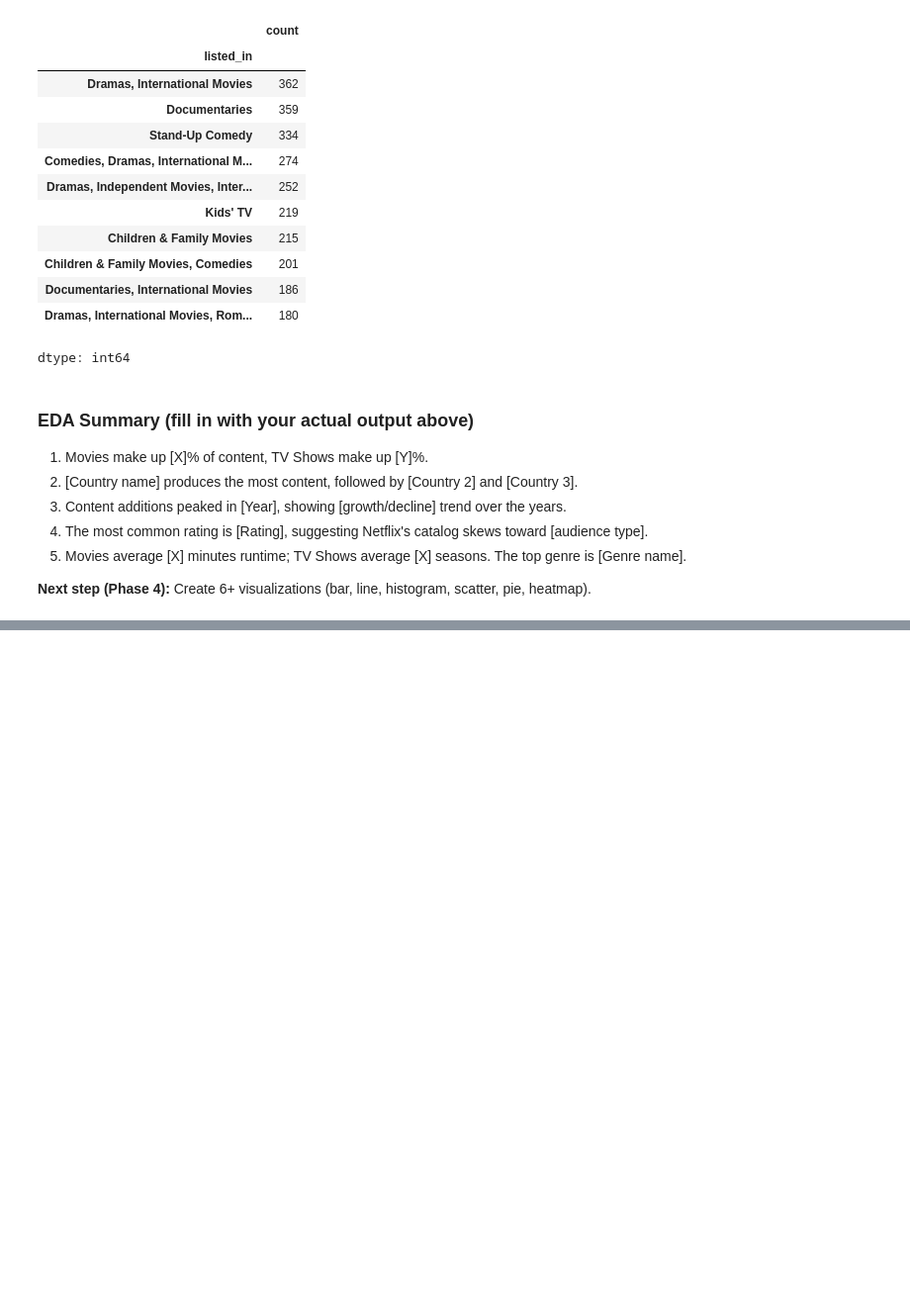
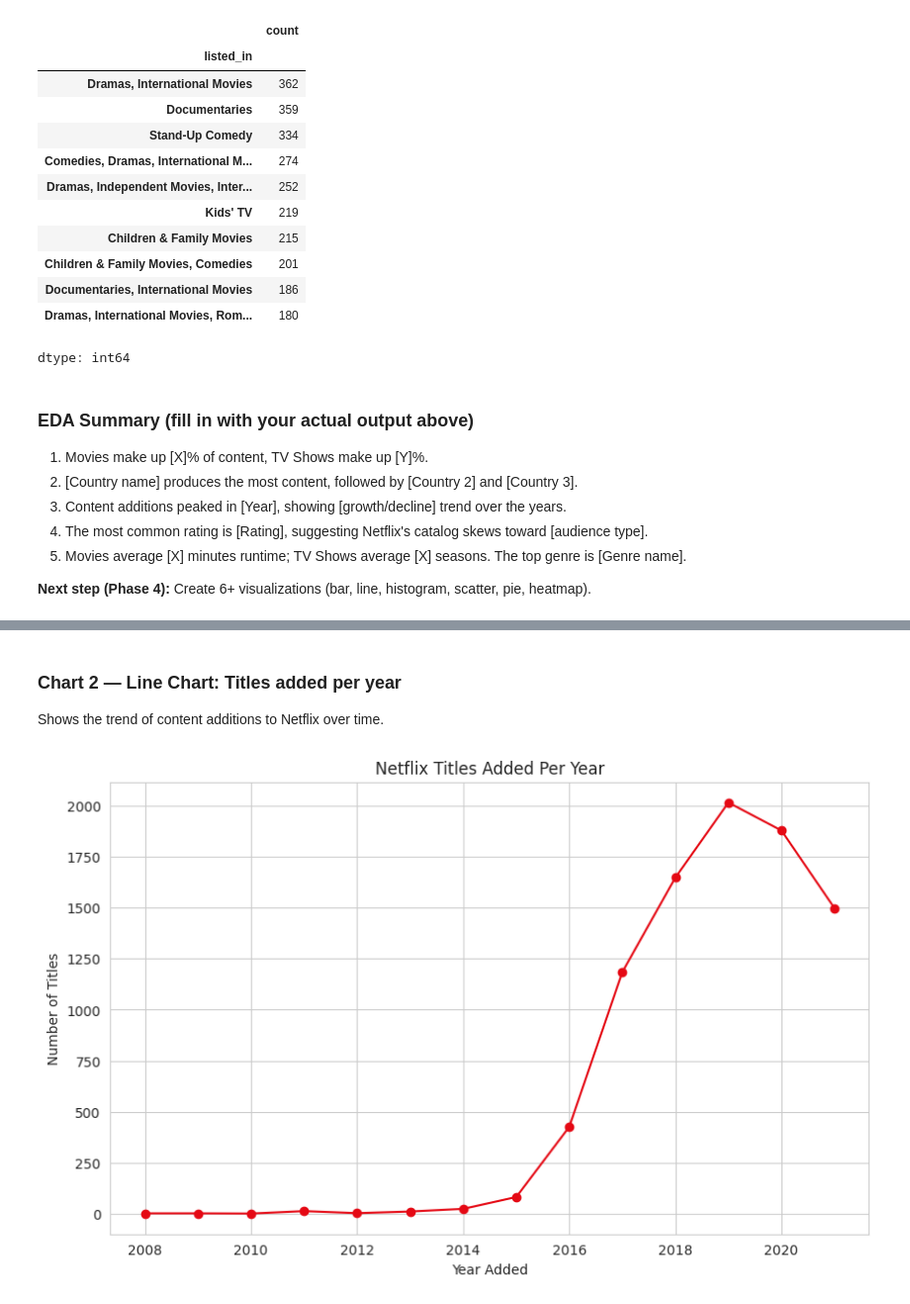
Before and after one commit to Shreekanth-aiml/netflix-eda-project, a Jupyter notebook: notebook.ipynb, the cells around one changed output, grey strips where cells are left out. Shown at 99% size. Saved outputs shown, nothing was run; the diff lists cells and outputs as text; code cells hidden in the pictures; blank space fills up the shorter version.

```diff
--- a/notebook.ipynb
+++ b/notebook.ipynb
@@ -360,0 +383,12 @@ dtype: int64
+# %% [markdown]
+### Chart 2 — Line Chart: Titles added per year
+Shows the trend of content additions to Netflix over time.
+# %%
+yearly = df.groupby('year_added')['title'].count()
+plt.plot(yearly.index, yearly.values, marker='o', color='#E50914')
+plt.title('Netflix Titles Added Per Year')
+plt.xlabel('Year Added')
+plt.ylabel('Number of Titles')
+plt.show()
+# %% [output]
+[figure, added]
```
Also changed, not shown: parts of 17 cells of this notebook.
